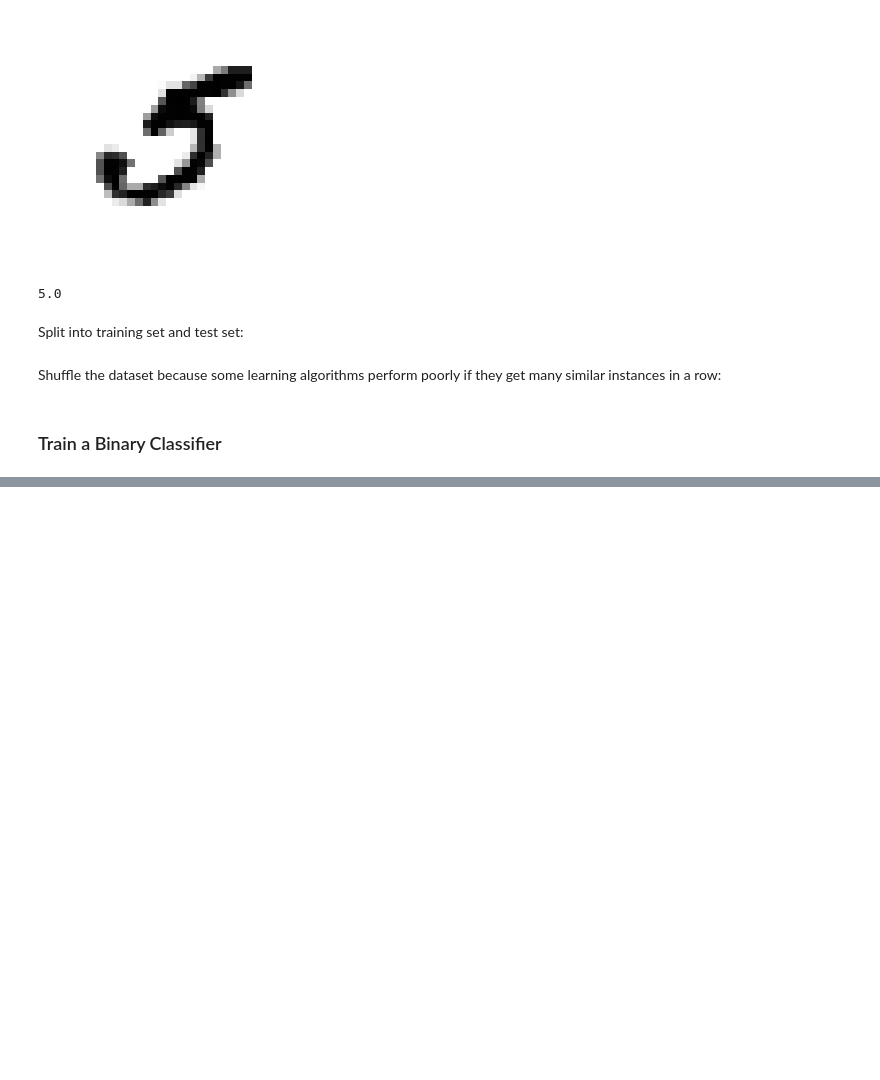
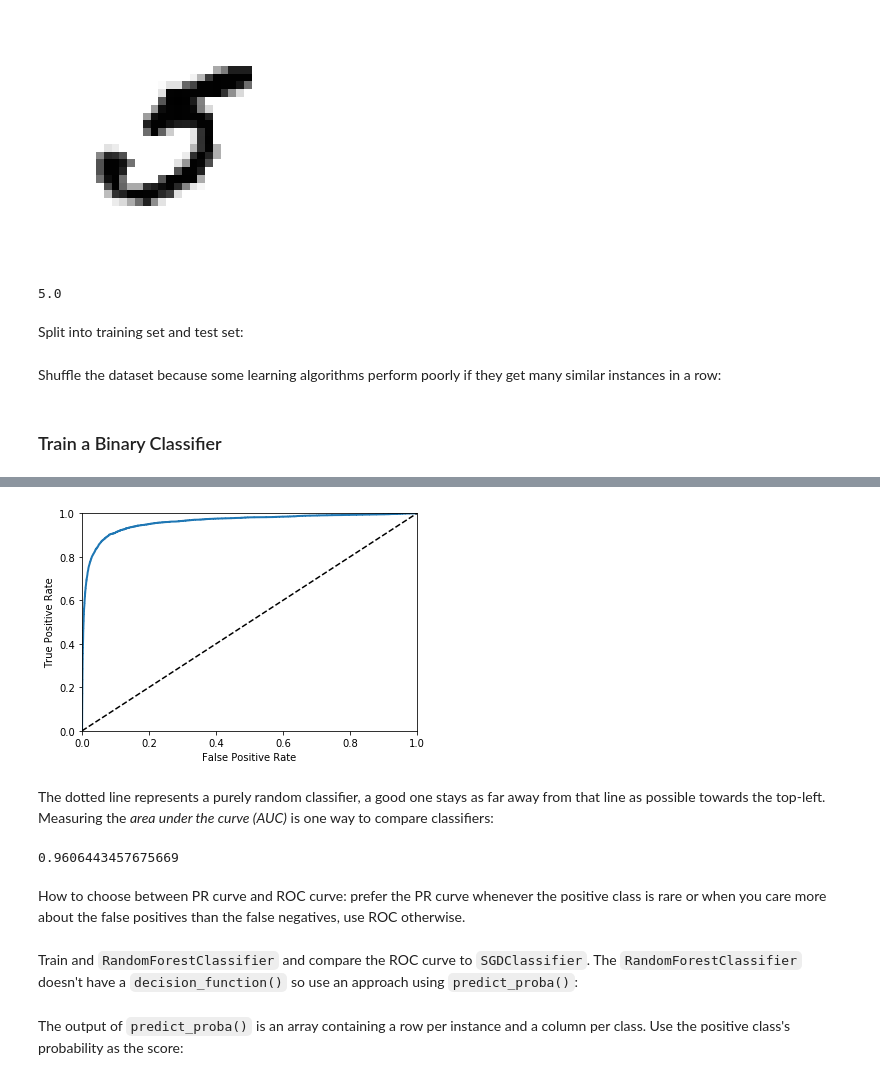
Before and after one commit to rgaquino/handson-ml-study, a Jupyter notebook: chapter_03.ipynb, the cells around one changed output, grey strips where cells are left out. Drawn from its saved outputs; the diff is of its cells as text; code cells hidden in the pictures; blank space fills up the shorter version.

Commit message:
(3) Classification task approaches.

```diff
--- a/chapter_03.ipynb
+++ b/chapter_03.ipynb
@@ -62,0 +230,27 @@ X_train, y_train = X_train[shuffle_index], y_train[shuffle_index]
+# %%
+from sklearn.metrics import roc_curve
+
+fpr, tpr, thresholds = roc_curve(y_train_5, y_scores)
+# %%
+def plot_roc_curve(fpr, tpr, label=None):
+    plt.plot(fpr, tpr, linewidth=2, label=label)
+    plt.plot([0, 1], [0, 1], "k--")
+    plt.axis([0, 1, 0, 1])
+    plt.xlabel("False Positive Rate")
+    plt.ylabel("True Positive Rate")
+
+plot_roc_curve(fpr, tpr)
+plt.show()
+# %% [output]
+[figure, added]
+# %% [markdown]
+The dotted line represents a purely random classifier, a good one stays as far away from that line as possible towards the top-left. Measuring the _area under the curve (AUC)_ is one way to compare classifiers:
+# %%
+from sklearn.metrics import roc_auc_score
+roc_auc_score(y_train_5, y_scores)
+# %% [output]
+0.9606443457675669
+# %% [markdown]
+How to choose between PR curve and ROC curve: prefer the PR curve whenever the positive class is rare or when you care more about the false positives than the false negatives, use ROC otherwise.
+# %% [markdown]
+Train and ``RandomForestClassifier`` and compare the ROC curve to ``SGDClassifier``. The ``RandomForestClassifier`` doesn't have a ``decision_function()`` so use an approach using ``predict_proba()``:
@@ -62,0 +262,2 @@ X_train, y_train = X_train[shuffle_index], y_train[shuffle_index]
+# %% [markdown]
+The output of ``predict_proba()`` is an array containing a row per instance and a column per class. Use the positive class's probability as the score:
```
Also changed, not shown: parts of 81 cells of this notebook.
